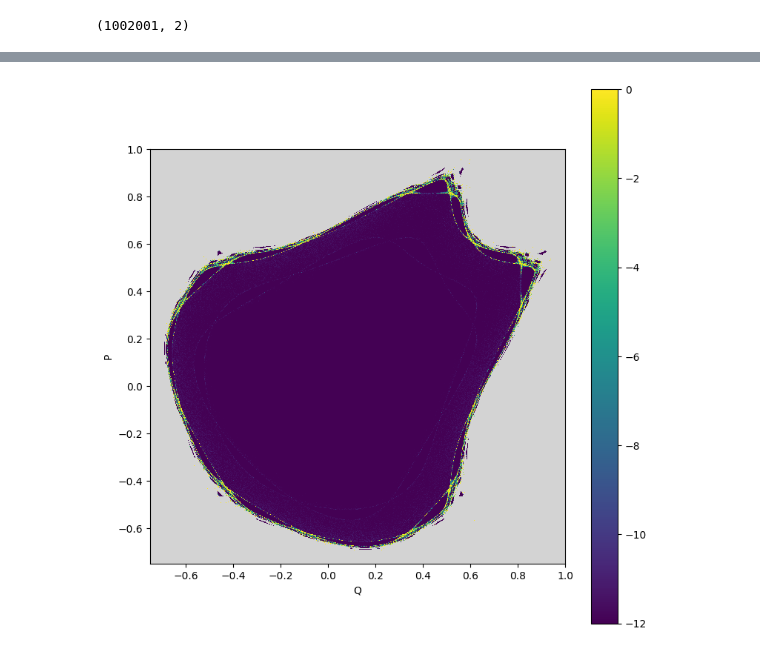
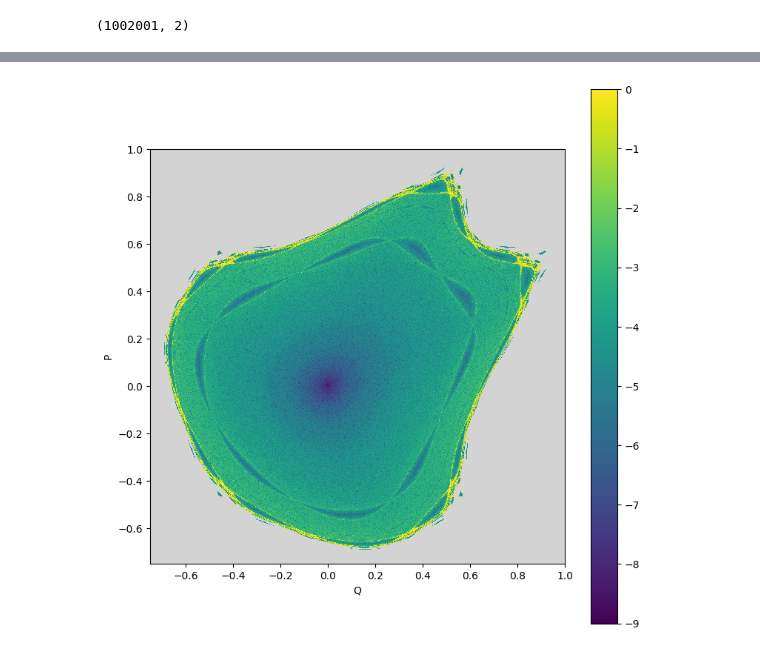
Before and after one commit to i-a-morozov/tohubohu, a Jupyter notebook: docs/source/examples/example-01.ipynb, the cells around one changed output, grey strips where cells are left out. Cells and saved outputs as stored; diff of their text form; code cells hidden in the pictures.

```diff
--- a/docs/source/examples/example-01.ipynb
+++ b/docs/source/examples/example-01.ipynb
@@ -42,7 +42,7 @@ cmap.set_bad(color='lightgray')
 # %%
 # Set data type
 
-jax.config.update("jax_enable_x64", True)
+jax.config.update("jax_enable_x64", False)
 # %%
 # Set device
 
@@ -238,18 +238,18 @@ Wall time: 38.1 s
 # Winsorize data
 
 data = numpy.log10(1.0E-16 + numpy.array(out.tolist()))
-data[data < -15.0] = -15.0
+data[data < -9.0] = -9.0
 data[data > 0.0] = 0.0
 data = data.reshape(n, n)
 # %%
 # Plot result
 
 plt.figure(figsize=(8, 8))
-plt.imshow(data, aspect='equal', vmin=-12.0, vmax=0.0, origin='lower', cmap=cmap, interpolation='nearest', extent=(-0.75, 1., -0.75, 1.))
+plt.imshow(data, aspect='equal', vmin=-9.0, vmax=0.0, origin='lower', cmap=cmap, interpolation='nearest', extent=(-0.75, 1., -0.75, 1.))
 plt.xlabel('Q')
 plt.ylabel('P')
 plt.tight_layout()
 plt.colorbar()
 plt.show()
 # %% [output]
-[figure, old version]
+[figure, new version]
```
Also changed, not shown: parts of 15 cells of this notebook, 9 other files.
